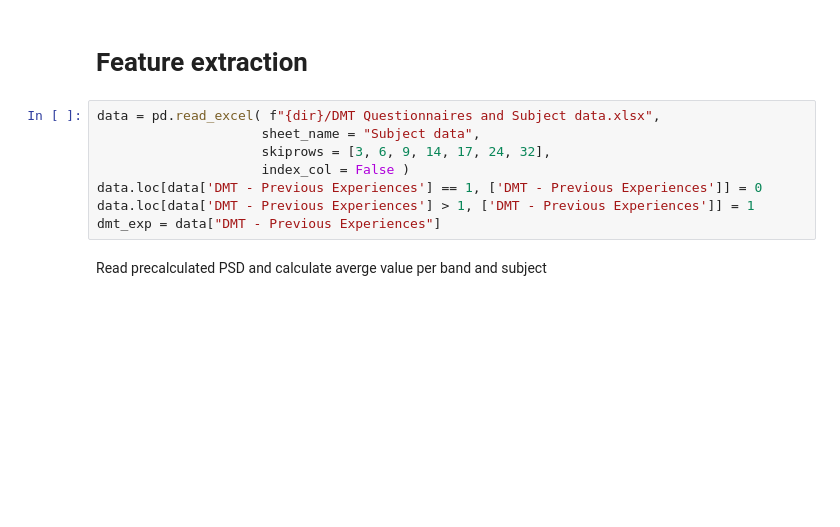
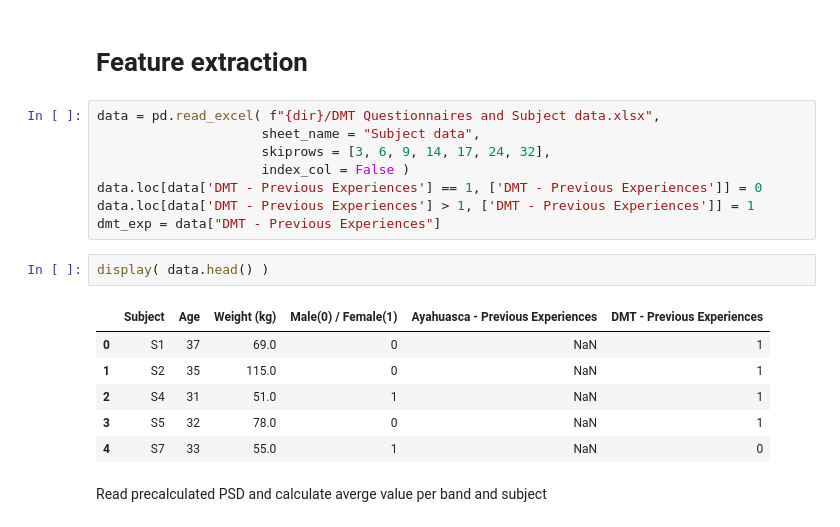
Before and after one commit to Yijun-cat/ML_DMT, a Jupyter notebook: preprocessing.ipynb, the cells around one changed output. Saved outputs shown, nothing was run; the diff lists cells and outputs as text; blank space fills up the shorter version.

```diff
--- a/preprocessing.ipynb
+++ b/preprocessing.ipynb
@@ -15,6 +15,15 @@ data = pd.read_excel( f"{dir}/DMT Questionnaires and Subject data.xlsx",
 data.loc[data['DMT - Previous Experiences'] == 1, ['DMT - Previous Experiences']] = 0
 data.loc[data['DMT - Previous Experiences'] > 1, ['DMT - Previous Experiences']] = 1
 dmt_exp = data["DMT - Previous Experiences"]
+# %%
+display( data.head() )
+# %% [output]
+|  | Subject | Age | Weight (kg) | Male(0) / Female(1) | Ayahuasca - Previous Experiences | DMT - Previous Experiences |
+| 0 | S1 | 37 | 69.0 | 0 | NaN | 1 |
+| 1 | S2 | 35 | 115.0 | 0 | NaN | 1 |
+| 2 | S4 | 31 | 51.0 | 1 | NaN | 1 |
+| 3 | S5 | 32 | 78.0 | 0 | NaN | 1 |
+| 4 | S7 | 33 | 55.0 | 1 | NaN | 0 |
 # %% [markdown]
 Read precalculated PSD and calculate averge value per band and subject
 # %%
```
Also changed, not shown: parts of 6 cells of this notebook.
